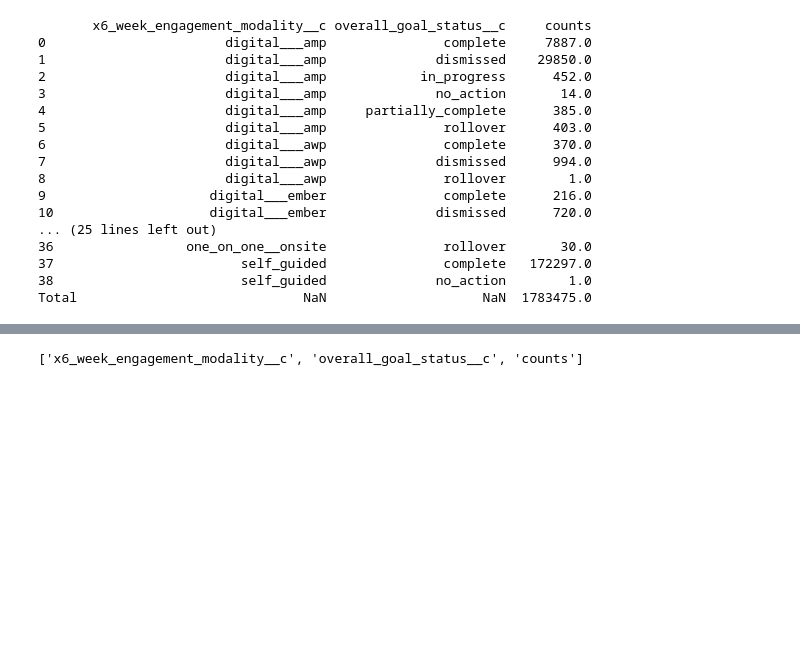
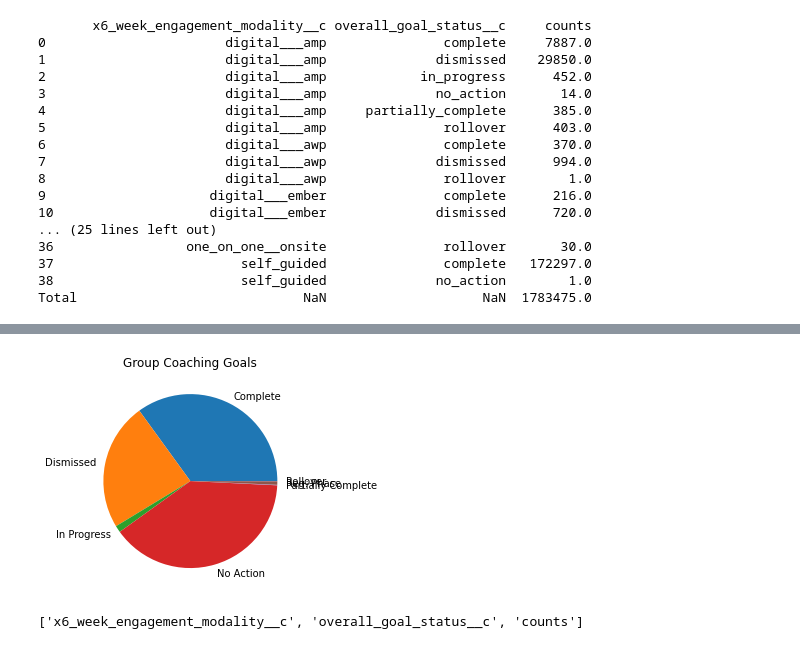
Before and after one commit to darneson1989/2021Coaching, a Jupyter notebook: updatedgoals.ipynb, the cells around one changed output, grey strips where cells are left out. Drawn from its saved outputs; the diff is of its cells as text; code cells hidden in the pictures; blank space fills up the shorter version.

```diff
--- a/updatedgoals.ipynb
+++ b/updatedgoals.ipynb
@@ -177,3 +198,18 @@ Total                             NaN                    NaN  1783475.0
+# %%
+data2 = [536398,363276,19138,602452,1433,10102,402]
+series = pd.Series(data2, index=("Complete", "Dismissed", "In Progress", "No Action", "Partially Complete", "Reg. Phase", "Rollover"));
+
+
+
+# Create a pie chart
+
+series.plot.pie(label="", title="Group Coaching Goals");
+
+
+
+plt.show(block=True);
+# %% [output]
+[figure, added]
 # %%
 list(status.columns.values)
 # %% [output]
```
Also changed, not shown: parts of 19 cells of this notebook.
